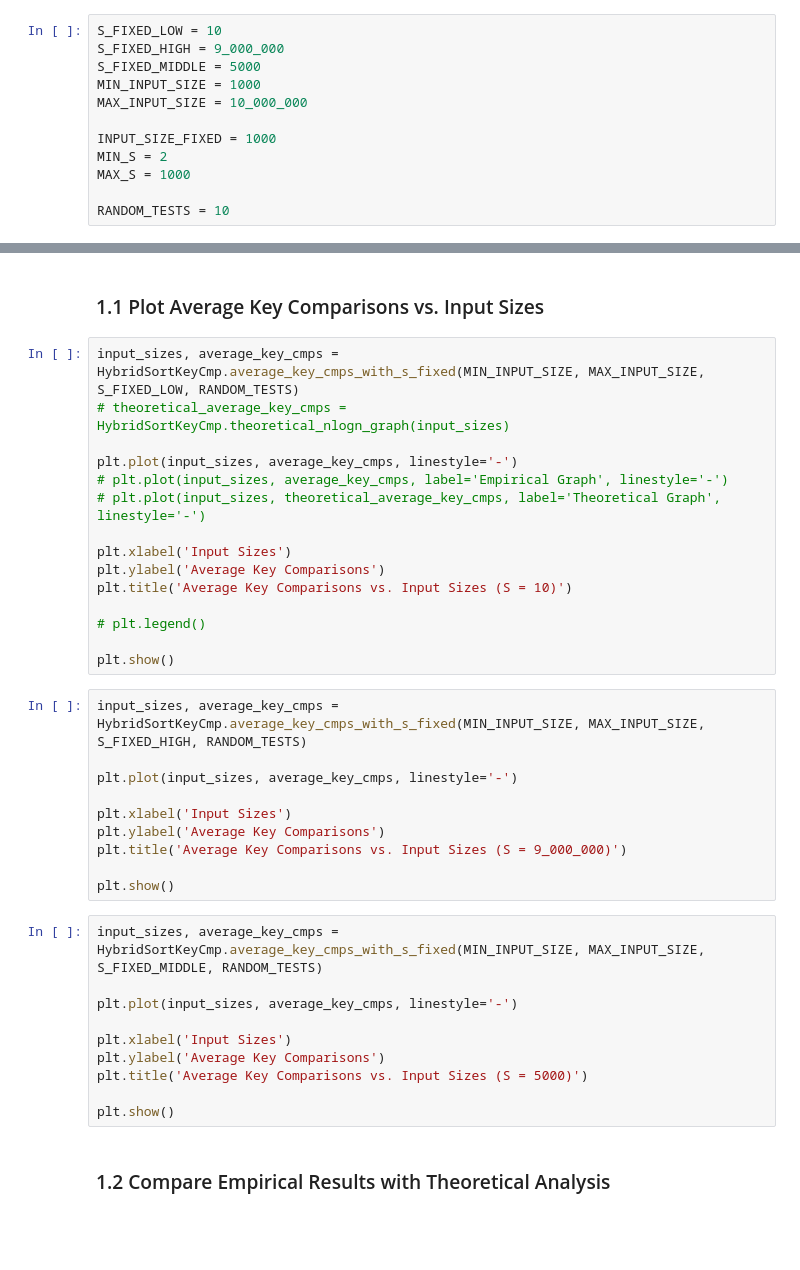
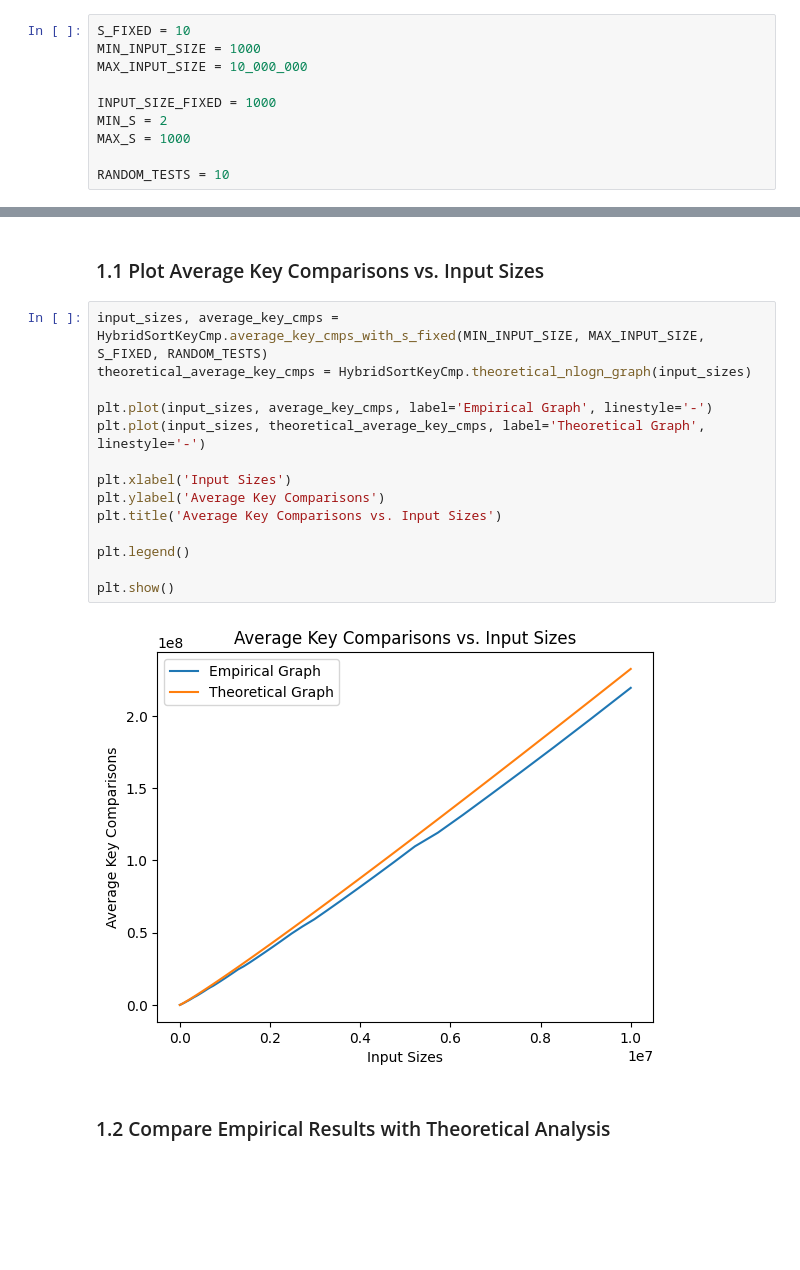
Before and after one commit to tohkarle/SC2001-Project-1, a Jupyter notebook: Project 1/src/analyze_time_complexity.ipynb, the cells around one changed output, grey strips where cells are left out. Cells and saved outputs as stored; diff of their text form; blank space fills up the shorter version.

```diff
--- a/Project 1/src/analyze_time_complexity.ipynb
+++ b/Project 1/src/analyze_time_complexity.ipynb
@@ -24,9 +24,7 @@ import matplotlib.pyplot as plt
 # %% [markdown]
 # Declare constants
 # %%
-S_FIXED_LOW = 10
-S_FIXED_HIGH = 9_000_000
-S_FIXED_MIDDLE = 5000
+S_FIXED = 10
 MIN_INPUT_SIZE = 1000
 MAX_INPUT_SIZE = 10_000_000
 
@@ -40,40 +38,21 @@ RANDOM_TESTS = 10
 # %% [markdown]
 ### 1.1 Plot Average Key Comparisons vs. Input Sizes
 # %%
-input_sizes, average_key_cmps = HybridSortKeyCmp.average_key_cmps_with_s_fixed(MIN_INPUT_SIZE, MAX_INPUT_SIZE, S_FIXED_LOW, RANDOM_TESTS)
-# theoretical_average_key_cmps = HybridSortKeyCmp.theoretical_nlogn_graph(input_sizes)
+input_sizes, average_key_cmps = HybridSortKeyCmp.average_key_cmps_with_s_fixed(MIN_INPUT_SIZE, MAX_INPUT_SIZE, S_FIXED, RANDOM_TESTS)
+theoretical_average_key_cmps = HybridSortKeyCmp.theoretical_nlogn_graph(input_sizes)
 
-plt.plot(input_sizes, average_key_cmps, linestyle='-')
-# plt.plot(input_sizes, average_key_cmps, label='Empirical Graph', linestyle='-')
-# plt.plot(input_sizes, theoretical_average_key_cmps, label='Theoretical Graph', linestyle='-')
+plt.plot(input_sizes, average_key_cmps, label='Empirical Graph', linestyle='-')
+plt.plot(input_sizes, theoretical_average_key_cmps, label='Theoretical Graph', linestyle='-')
 
 plt.xlabel('Input Sizes')
 plt.ylabel('Average Key Comparisons')
-plt.title('Average Key Comparisons vs. Input Sizes (S = 10)')
+plt.title('Average Key Comparisons vs. Input Sizes')
 
-# plt.legend()
+plt.legend()
 
 plt.show()
+# %% [output]
+[figure, added]
-# %%
-input_sizes, average_key_cmps = HybridSortKeyCmp.average_key_cmps_with_s_fixed(MIN_INPUT_SIZE, MAX_INPUT_SIZE, S_FIXED_HIGH, RANDOM_TESTS)
-
-plt.plot(input_sizes, average_key_cmps, linestyle='-')
-
-plt.xlabel('Input Sizes')
-plt.ylabel('Average Key Comparisons')
-plt.title('Average Key Comparisons vs. Input Sizes (S = 9_000_000)')
-
-plt.show()
-# %%
-input_sizes, average_key_cmps = HybridSortKeyCmp.average_key_cmps_with_s_fixed(MIN_INPUT_SIZE, MAX_INPUT_SIZE, S_FIXED_MIDDLE, RANDOM_TESTS)
-
-plt.plot(input_sizes, average_key_cmps, linestyle='-')
-
-plt.xlabel('Input Sizes')
-plt.ylabel('Average Key Comparisons')
-plt.title('Average Key Comparisons vs. Input Sizes (S = 5000)')
-
-plt.show()
 # %% [markdown]
 ### 1.2 Compare Empirical Results with Theoretical Analysis
 <br>
```
Also changed, not shown: parts of 8 cells of this notebook, 1 other file.
